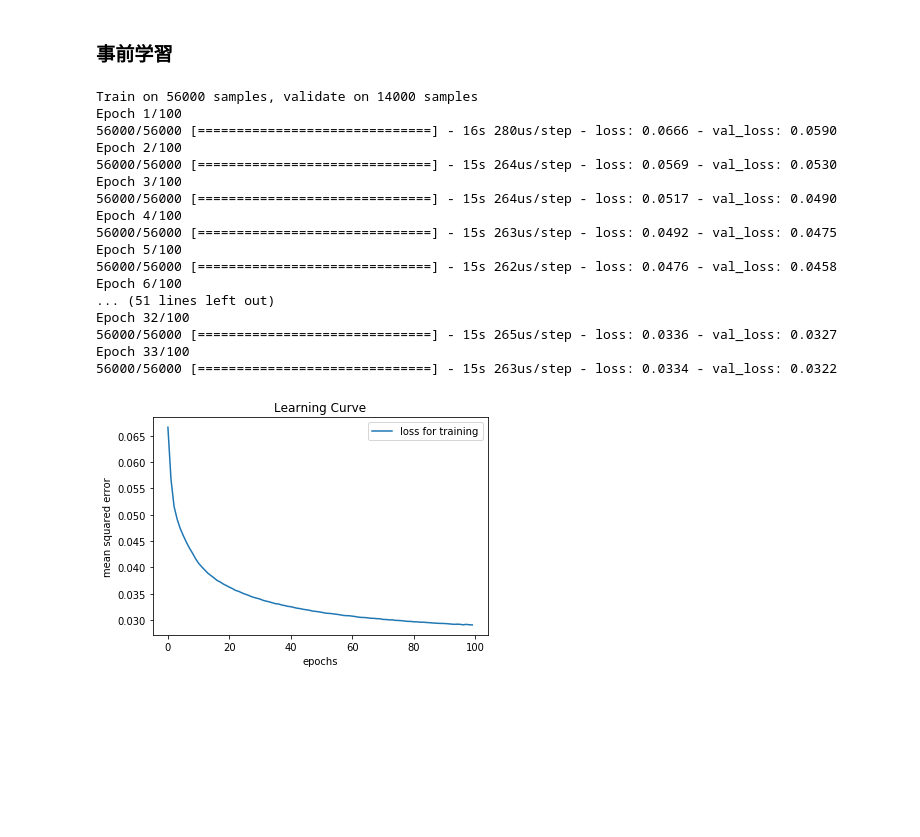
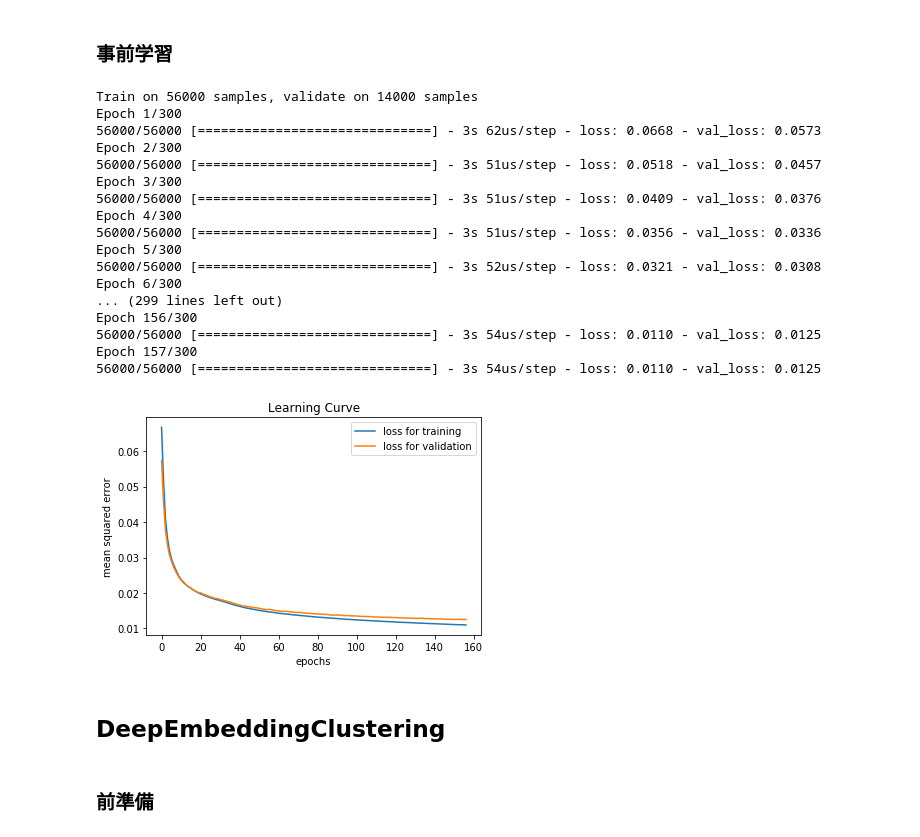
Before and after one commit to GENZITSU/DeepEmbeddingClustering, a Jupyter notebook: DEC.ipynb, the cells around one changed output. Cells and saved outputs as stored; diff of their text form; code cells hidden in the pictures; blank space fills up the shorter version.

```diff
--- a/DEC.ipynb
+++ b/DEC.ipynb
@@ -49,13 +47,13 @@ print(y_train[i])
 # %%
 DATA_PATH = "data/"
 
-with open(DATA_PATH+'mnist_images.pickle', 'wb') as f:
-    mnist_images = np.r_[x_train, x_test]
-    pickle.dump(mnist_images, f)
+# with open(DATA_PATH+'mnist_images.pickle', 'wb') as f:
+#     mnist_images = np.r_[x_train, x_test]
+#     pickle.dump(mnist_images, f)
 
-with open(DATA_PATH+'mnist_labels.pickle', 'wb') as f:
-    mnist_labels = np.r_[y_train, y_test]
-    pickle.dump(mnist_labels, f)
+# with open(DATA_PATH+'mnist_labels.pickle', 'wb') as f:
+#     mnist_labels = np.r_[y_train, y_test]
+#     pickle.dump(mnist_labels, f)
 # %% [markdown]
 ## StackedAutoEncoder
 # %% [markdown]
@@ -71,7 +69,7 @@ with open(DATA_PATH+'mnist_images.pickle', 'rb') as f:
 
 with open(DATA_PATH+'mnist_labels.pickle', 'rb') as f:
     mnist_labels = pickle.load(f)
-    mnist_labels = mnist_labels.reshape(mnist_labels.shape[0], -1)
+    mnist_labels = mnist_labels.reshape(mnist_labels.shape[0])
 # %%
 X_train, X_test, y_train, y_test = train_test_split(mnist_images, mnist_labels, test_size=0.2, random_state=1000)
 # %% [markdown]
@@ -122,8 +120,9 @@ def StackedAutoEncoder(dims, dropout=True):
             X = reconstructed
 #         print("decoder_{} : {}".format(i, X.shape))
 
-    model = Model(input=input_data, output=reconstructed)
+    autoencoder = Model(inputs=input_data, outputs=reconstructed, name="AE")
+    encoder = Model(inputs=input_data, outputs=encoded, name="encoder")
 
-    return model
+    return autoencoder, encoder
 # %%
 dims = [X_train.shape[-1], 500, 500, 2000, 10]
@@ -190,37 +172,36 @@ def train(model, inputs, targets, X_val, Y_val, batch_size=100, epoch_count=100,
 # %%
 MODEL_PATH = "models/"
 dims = [X_train.shape[-1], 500, 500, 2000, 10]
-model = StackedAutoEncoder(dims)
+autoencoder, encoder = StackedAutoEncoder(dims, dropout=False)
 
-fit = train(model, X_train, X_train, X_test, X_test, 200, 100, model_path=MODEL_PATH+"pre_ae_weights.h5")
+fit = train(autoencoder, X_train, X_train, X_test, X_test, 300, 300, model_path=MODEL_PATH+"pretrained_ae_300.h5")
+encoder.save(MODEL_PATH+"pretrained_encoder_300.h5")
 # %% [output]
 Train on 56000 samples, validate on 14000 samples
-Epoch 1/100
-56000/56000 [==============================] - 16s 280us/step - loss: 0.0666 - val_loss: 0.0590
-Epoch 2/100
-56000/56000 [==============================] - 15s 264us/step - loss: 0.0569 - val_loss: 0.0530
-Epoch 3/100
-56000/56000 [==============================] - 15s 264us/step - loss: 0.0517 - val_loss: 0.0490
-Epoch 4/100
-56000/56000 [==============================] - 15s 263us/step - loss: 0.0492 - val_loss: 0.0475
-Epoch 5/100
-56000/56000 [==============================] - 15s 262us/step - loss: 0.0476 - val_loss: 0.0458
-Epoch 6/100
-... (51 lines left out)
-Epoch 32/100
-56000/56000 [==============================] - 15s 265us/step - loss: 0.0336 - val_loss: 0.0327
-Epoch 33/100
-56000/56000 [==============================] - 15s 263us/step - loss: 0.0334 - val_loss: 0.0322
+Epoch 1/300
+56000/56000 [==============================] - 3s 62us/step - loss: 0.0668 - val_loss: 0.0573
+Epoch 2/300
+56000/56000 [==============================] - 3s 51us/step - loss: 0.0518 - val_loss: 0.0457
+Epoch 3/300
+56000/56000 [==============================] - 3s 51us/step - loss: 0.0409 - val_loss: 0.0376
+Epoch 4/300
+56000/56000 [==============================] - 3s 51us/step - loss: 0.0356 - val_loss: 0.0336
+Epoch 5/300
+56000/56000 [==============================] - 3s 52us/step - loss: 0.0321 - val_loss: 0.0308
+Epoch 6/300
+... (299 lines left out)
+Epoch 156/300
+56000/56000 [==============================] - 3s 54us/step - loss: 0.0110 - val_loss: 0.0125
+Epoch 157/300
+56000/56000 [==============================] - 3s 54us/step - loss: 0.0110 - val_loss: 0.0125
 # %%
+# 学習曲線
 plt.plot(fit.history['loss'],label="loss for training")
+plt.plot(fit.history["val_loss"], label="loss for validation")
 plt.title("Learning Curve")
 plt.xlabel("epochs")
 plt.ylabel("mean squared error")
 plt.legend()
 plt.show()
-
-# テストデータに対する精度
-# ret = predict(np.array(X_test),model_filepath=model_name).reshape(-1)
-# accuracy_score(Y_test, np.round(ret))
 # %% [output]
-[figure, old version]
+[figure, new version]
@@ -235,0 +208,4 @@ def predict(comments, model_filepath="models/model.h5"):
+# %% [markdown]
+## DeepEmbeddingClustering
+# %% [markdown]
+### 前準備
```
Also changed, not shown: parts of 21 cells of this notebook.
